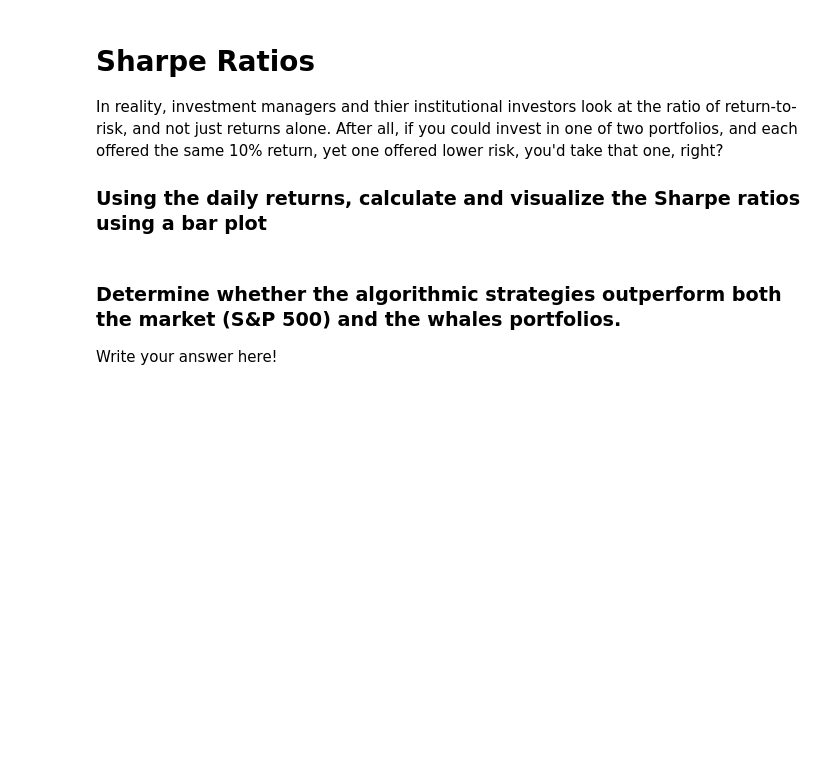
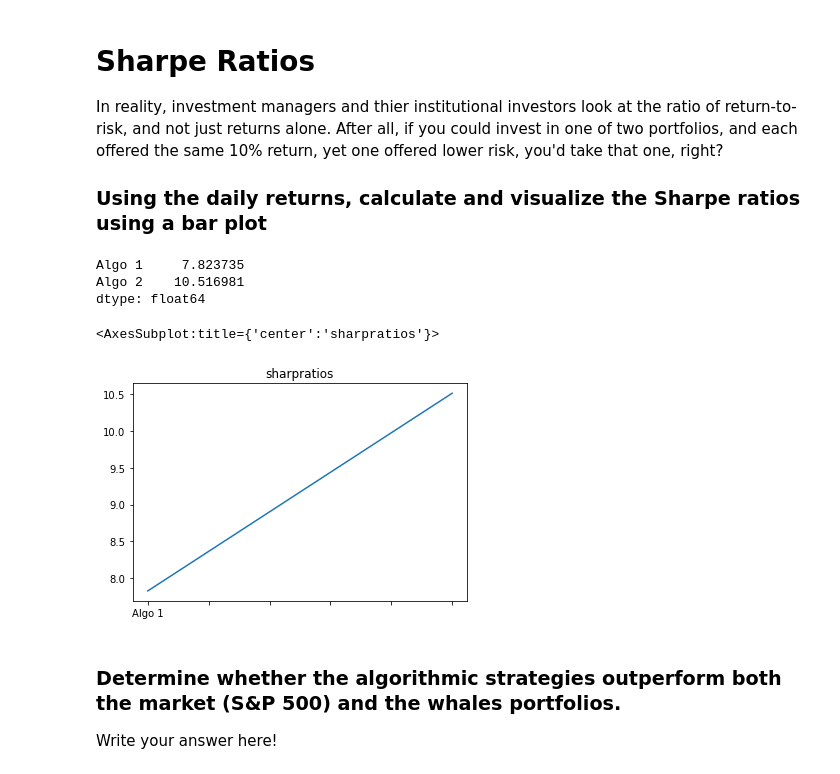
Before and after one commit to JamelBoyer/J_Boyer_Bootcamp, a Jupyter notebook: 02-Homework/04-Pandas/Instructions/Starter_Code/whale_analysis.ipynb, the cells around one changed output. Drawn from its saved outputs; the diff is of its cells as text; code cells hidden in the pictures; blank space fills up the shorter version.

```diff
--- a/02-Homework/04-Pandas/Instructions/Starter_Code/whale_analysis.ipynb
+++ b/02-Homework/04-Pandas/Instructions/Starter_Code/whale_analysis.ipynb
@@ -523,5 +561,17 @@ In reality, investment managers and thier institutional investors look at the ra
+# %%
+# Annualized Sharpe Ratios
+sharpratios=(df.mean()*252)/(df.std()*np.sqrt(252))
+sharpratios
+# %% [output]
+Algo 1     7.823735
+Algo 2    10.516981
+dtype: float64
 # %%
 # Visualize the sharpe ratios as a bar plot
+sharpratios.plot(title='sharpratios')
+# %% [output]
+<AxesSubplot:title={'center':'sharpratios'}>
+[figure, added]
 # %% [markdown]
 ### Determine whether the algorithmic strategies outperform both the market (S&P 500) and the whales portfolios.
 
```
Also changed, not shown: parts of 13 cells of this notebook.
